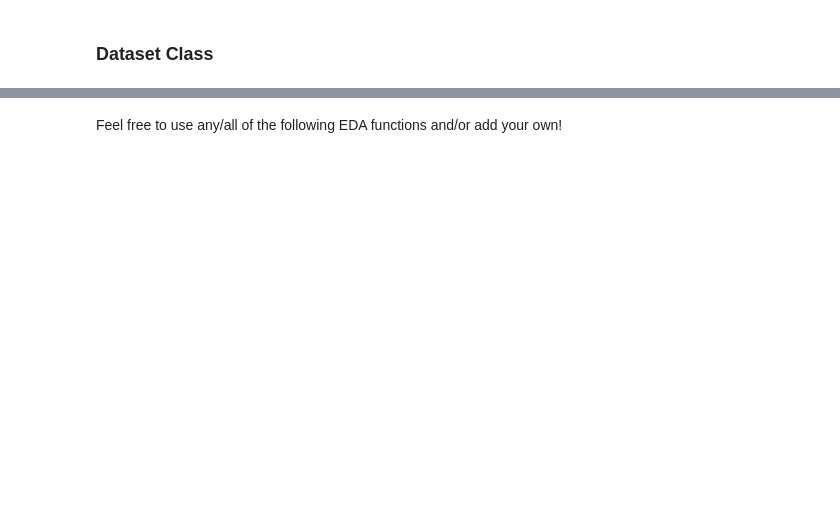
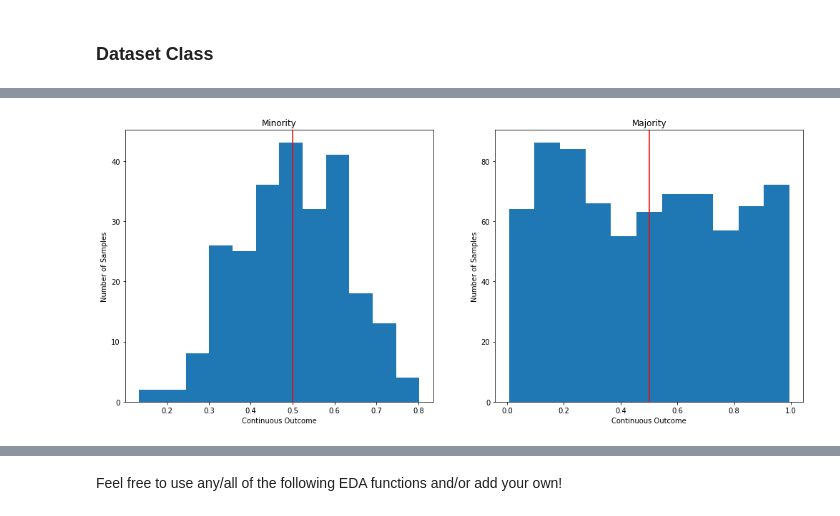
Before and after one commit to mnagired/fairness-sandbox, a Jupyter notebook: sandbox.ipynb, the cells around one changed output, grey strips where cells are left out. Saved outputs shown, nothing was run; the diff lists cells and outputs as text; code cells hidden in the pictures; blank space fills up the shorter version.

Commit message:
added synthetic dataset functionality

```diff
--- a/sandbox.ipynb
+++ b/sandbox.ipynb
@@ -75,0 +155,11 @@ add_dataset(Dataset("student_por", path='Datasets/student-por.csv', cat_cols=cat
+# %%
+# flip labels with probability eta
+def flip_labels(df_synthetic, label_noise):
+    labels = df_synthetic['outcome']
+
+    for i in range(len(labels)):
+        if random.uniform(0,1) <= label_noise:
+            labels[i] = 1 if labels[i] == 0 else 0
+    df_synthetic['outcome'] = labels
+
+    return df_synthetic
@@ -76 +168,88 @@ add_dataset(Dataset("student_por", path='Datasets/student-por.csv', cat_cols=cat
+# %%
+'''
+Parameters:
+
+    n is the total number of examples in the dataset
+
+    num_numerical_feats is number of numerical features
+        each numerical feature is drawn from a
+        multivariate normal distribution with mean 0
+
+    num_cat_feats is number of categorical features
+
+    cat_levels is an array where each element is the number
+        of levels for each categorical feature
+        len(cat_levels) = num_cat_feats
+
+    r is the proportion of examples in the minority group
+        (1-r) is proportion of examples in majority group
+
+    label_noise is in [0,1]
+
+    diff_dist is true if minority and majority have different
+        underlying sampling distributions
+
+'''
+
+def get_synthetic_data(n, r, num_numerical_feats, num_cat_feats,
+                       cat_levels = [], label_noise = 0,
+                       diff_dist = False):
+
+    assert 0 < r < 1, "R must be in [0,1]"
+    num_min = int(n*r)
+    num_maj = n - num_min
+
+    cat_probs = list(np.multiply(np.ones(num_cat_feats),0.5))
+
+    # numerical feature params
+    means = list(np.zeros(num_numerical_feats))
+    cov_matrix = list(np.identity(num_numerical_feats))
+
+    # generating the features
+
+    num_features_min = np.random.multivariate_normal(means, cov_matrix, num_min)
+    num_features_maj = np.random.multivariate_normal(means, cov_matrix, num_maj)
+    num_features = np.concatenate((num_features_min, num_features_maj))
+
+    # binary sensitive attribute, 0: minority, 1: majority
+    sens_feat = get_sensitive_feat(r=r, n=n)
+
+    assert len(cat_levels) == num_cat_feats, \
+    "Each categorical feature must have a specification for its number of levels"
+    cat_feats = get_cat_feats(num_cat_feats, cat_levels, n)
+
+    # generating outcomes (continuous and binary)
+    if diff_dist:
+        # causal effect params
+        effect_param_min = [0.5, -0.2, 0.1]
+        effect_param_maj = [-0.7, 0.5, 1.5]
+        outcome_continuous_min = 1/(1+np.exp(-np.matmul(num_features_min,effect_param_min))) # logit model + no added noise
+        outcome_continuous_maj = 1/(1+np.exp(-np.matmul(num_features_maj,effect_param_maj)))
+        outcome_binary_min = np.where(outcome_continuous_min >= 0.5, 1, 0) # logistic decision boundary
+        outcome_binary_maj = np.where(outcome_continuous_maj >= 0.5, 1, 0)
+        outcome_binary = np.hstack((outcome_binary_min, outcome_binary_maj)).reshape(n,1)
+        distribution_plot(outcome_continuous_min, outcome_continuous_maj, diff_dist=True)
+    else:
+        effect_param = [0.5, -0.2, 0.1]
+        outcome_continuous = 1/(1+np.exp(-np.matmul(num_features,effect_param))) # logit model + no added noise
+        outcome_binary = np.where(outcome_continuous >= 0.5, 1, 0).reshape(n,1) # logistic decision boundary
+        distribution_plot(outcome=outcome_continuous, diff_dist=False)
+
+
+    temp_data = np.hstack((num_features, cat_feats, sens_feat, outcome_binary))
+    np.random.shuffle(temp_data) # randomly shuffle the data
+
+    df_synthetic = pd.DataFrame(temp_data)
+    df_synthetic.columns = get_attribute_names(df_synthetic, num_numerical_feats, num_cat_feats)
+
+    assert 0 <= label_noise < 1, "Label noise must be in [0, 1)"
+    if label_noise != 0:
+        df_synthetic = flip_labels(df_synthetic, label_noise)
+
+    return df_synthetic
+
+# example usage
+df_test = get_synthetic_data(1000, 0.25, 3, 2, [2,3], diff_dist=True, label_noise = 0.1)
+# %% [output]
+[figure, added]
 # %% [markdown]
```
Also changed, not shown: parts of 41 cells of this notebook.
